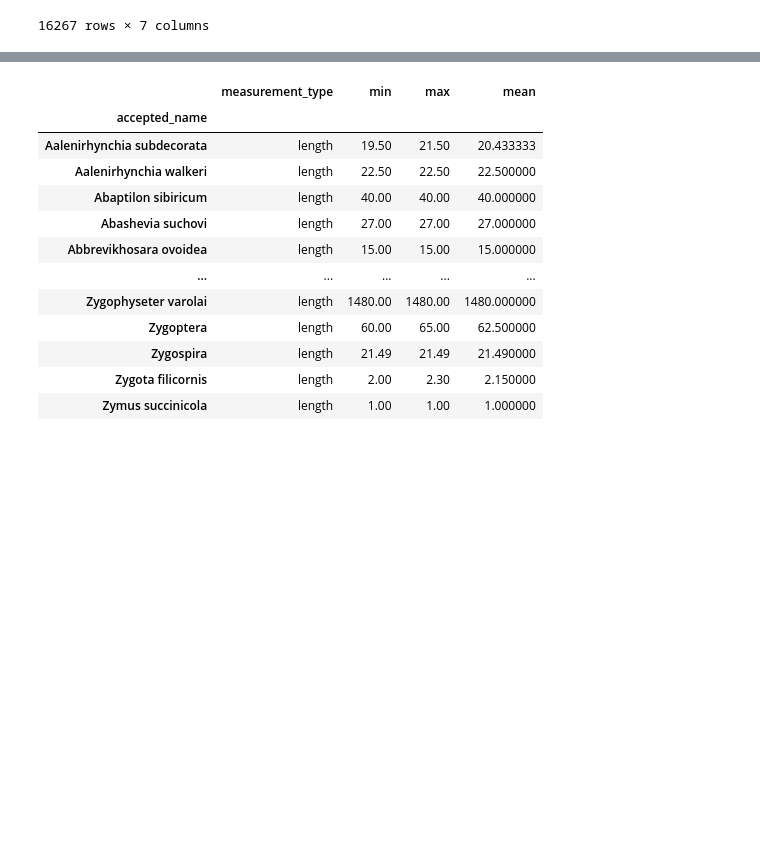
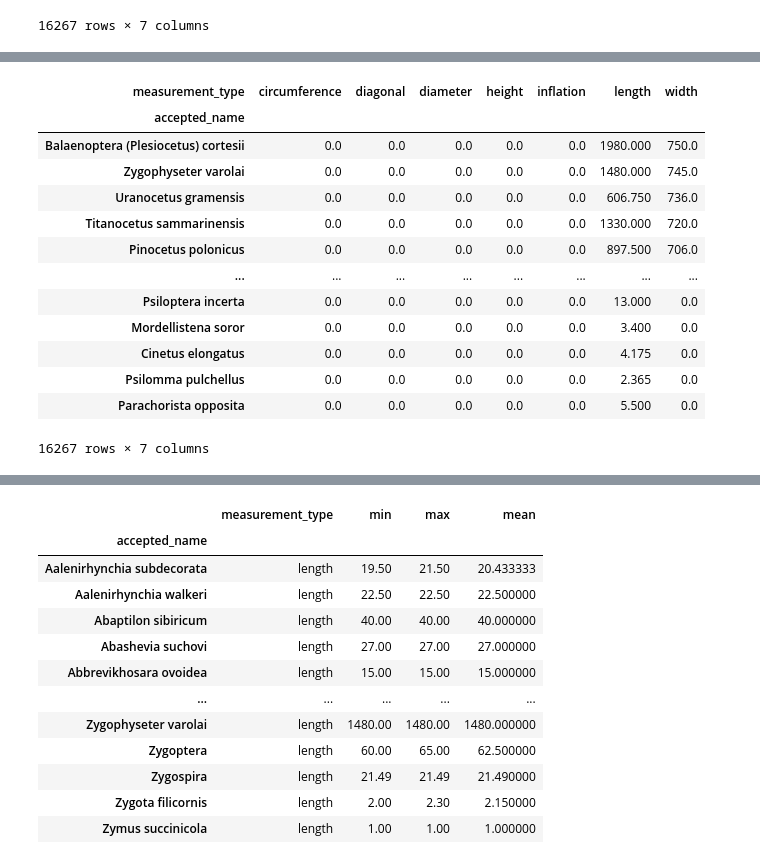
Before and after one commit to loustephjones/Solo-dino-project-DSPT7, a Jupyter notebook: new_start.ipynb, the cells around one changed output, grey strips where cells are left out. Drawn from its saved outputs; the diff is of its cells as text; code cells hidden in the pictures; blank space fills up the shorter version.

```diff
--- a/new_start.ipynb
+++ b/new_start.ipynb
@@ -199,0 +223,17 @@ pivot
+# %%
+pivot.sort_values(by = 'width', ascending=False)
+# %% [output]
+| measurement_type | circumference | diagonal | diameter | height | inflation | length | width |
+| accepted_name |  |  |  |  |  |  |  |
+| Balaenoptera (Plesiocetus) cortesii | 0.0 | 0.0 | 0.0 | 0.0 | 0.0 | 1980.000 | 750.0 |
+| Zygophyseter varolai | 0.0 | 0.0 | 0.0 | 0.0 | 0.0 | 1480.000 | 745.0 |
+| Uranocetus gramensis | 0.0 | 0.0 | 0.0 | 0.0 | 0.0 | 606.750 | 736.0 |
+| Titanocetus sammarinensis | 0.0 | 0.0 | 0.0 | 0.0 | 0.0 | 1330.000 | 720.0 |
+| Pinocetus polonicus | 0.0 | 0.0 | 0.0 | 0.0 | 0.0 | 897.500 | 706.0 |
+| ... | ... | ... | ... | ... | ... | ... | ... |
+| Psiloptera incerta | 0.0 | 0.0 | 0.0 | 0.0 | 0.0 | 13.000 | 0.0 |
+| Mordellistena soror | 0.0 | 0.0 | 0.0 | 0.0 | 0.0 | 3.400 | 0.0 |
+| Cinetus elongatus | 0.0 | 0.0 | 0.0 | 0.0 | 0.0 | 4.175 | 0.0 |
+| Psilomma pulchellus | 0.0 | 0.0 | 0.0 | 0.0 | 0.0 | 2.365 | 0.0 |
+| Parachorista opposita | 0.0 | 0.0 | 0.0 | 0.0 | 0.0 | 5.500 | 0.0 |
+16267 rows × 7 columns
```
Also changed, not shown: parts of 20 cells of this notebook, 3 other files.
